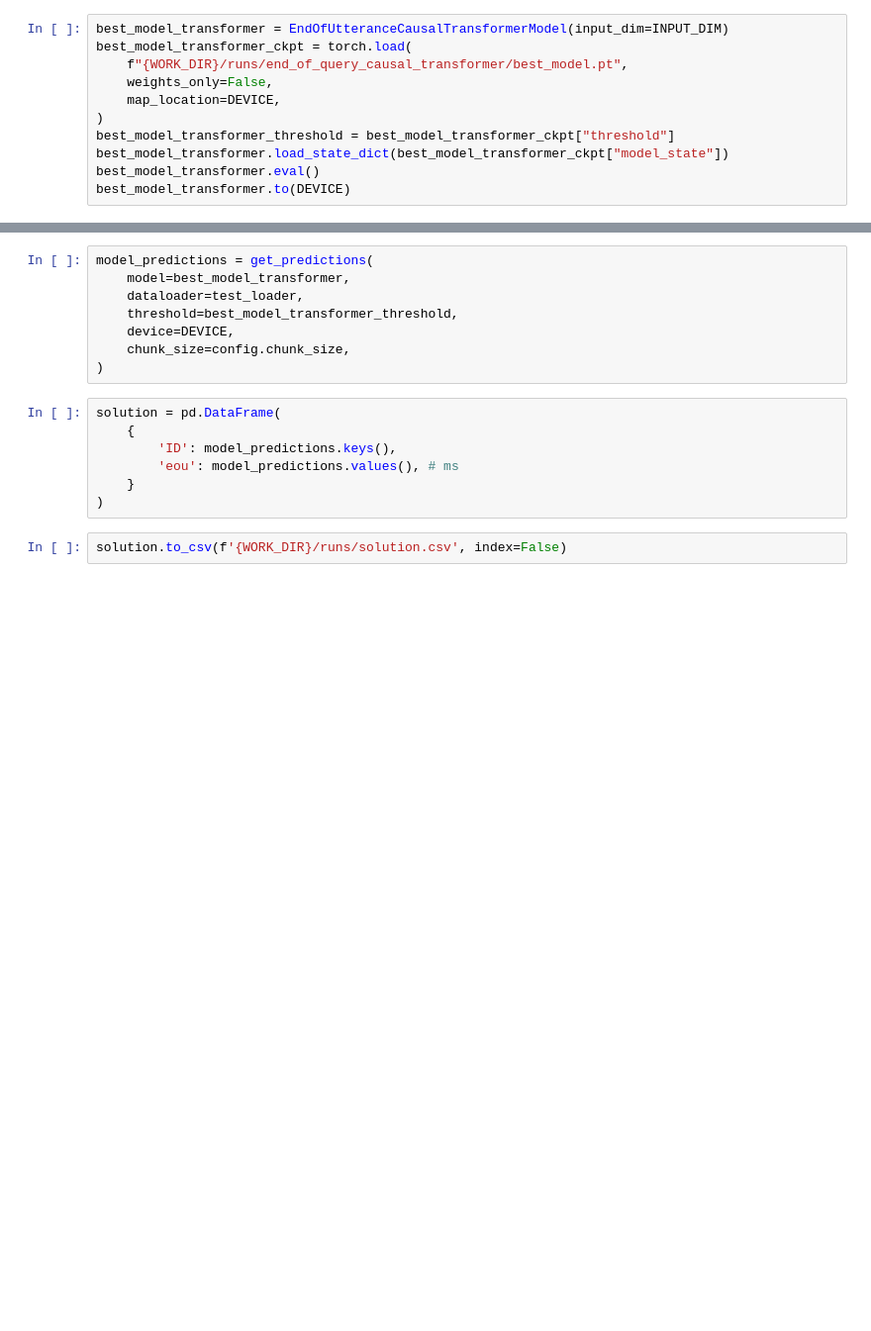
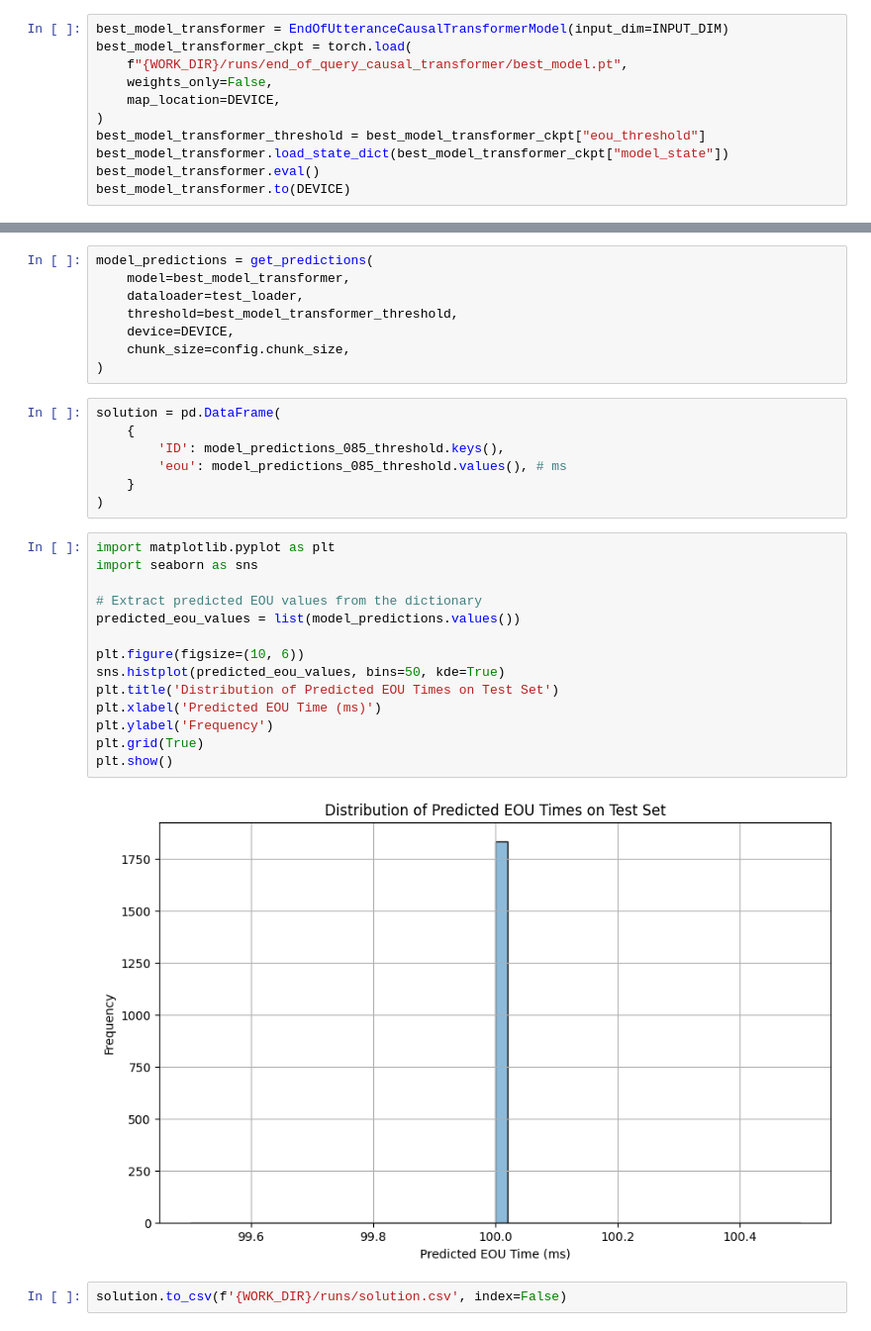
Before and after one commit to viktorsh94/-8.-CSS3-.SASS.-Flexbox.-, a Jupyter notebook: week_10_speech_voice_assistant_pipeline/Homework/dls_week_10_homework.ipynb, the cells around one changed output, grey strips where cells are left out. Shown at 99% size. Cells and saved outputs as stored; diff of their text form; blank space fills up the shorter version.

```diff
--- a/week_10_speech_voice_assistant_pipeline/Homework/dls_week_10_homework.ipynb
+++ b/week_10_speech_voice_assistant_pipeline/Homework/dls_week_10_homework.ipynb
@@ -876,7 +1386,7 @@ best_model_transformer_ckpt = torch.load(
     weights_only=False,
     map_location=DEVICE,
 )
-best_model_transformer_threshold = best_model_transformer_ckpt["threshold"]
+best_model_transformer_threshold = best_model_transformer_ckpt["eou_threshold"]
 best_model_transformer.load_state_dict(best_model_transformer_ckpt["model_state"])
 best_model_transformer.eval()
 best_model_transformer.to(DEVICE)
@@ -894,10 +1437,26 @@ model_predictions = get_predictions(
 # %%
 solution = pd.DataFrame(
     {
-        'ID': model_predictions.keys(),
-        'eou': model_predictions.values(), # ms
+        'ID': model_predictions_085_threshold.keys(),
+        'eou': model_predictions_085_threshold.values(), # ms
     }
 )
+# %%
+import matplotlib.pyplot as plt
+import seaborn as sns
+
+# Extract predicted EOU values from the dictionary
+predicted_eou_values = list(model_predictions.values())
+
+plt.figure(figsize=(10, 6))
+sns.histplot(predicted_eou_values, bins=50, kde=True)
+plt.title('Distribution of Predicted EOU Times on Test Set')
+plt.xlabel('Predicted EOU Time (ms)')
+plt.ylabel('Frequency')
+plt.grid(True)
+plt.show()
+# %% [output]
+[figure, added]
 # %%
 solution.to_csv(f'{WORK_DIR}/runs/solution.csv', index=False)
 # %% [markdown]
```
Also changed, not shown: parts of 37 cells of this notebook.
